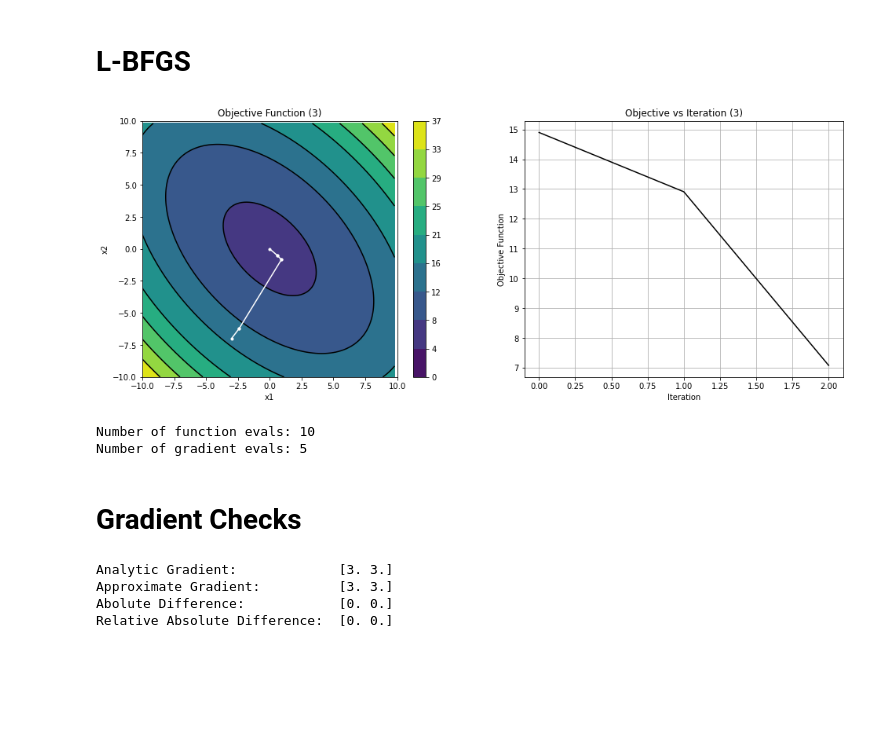
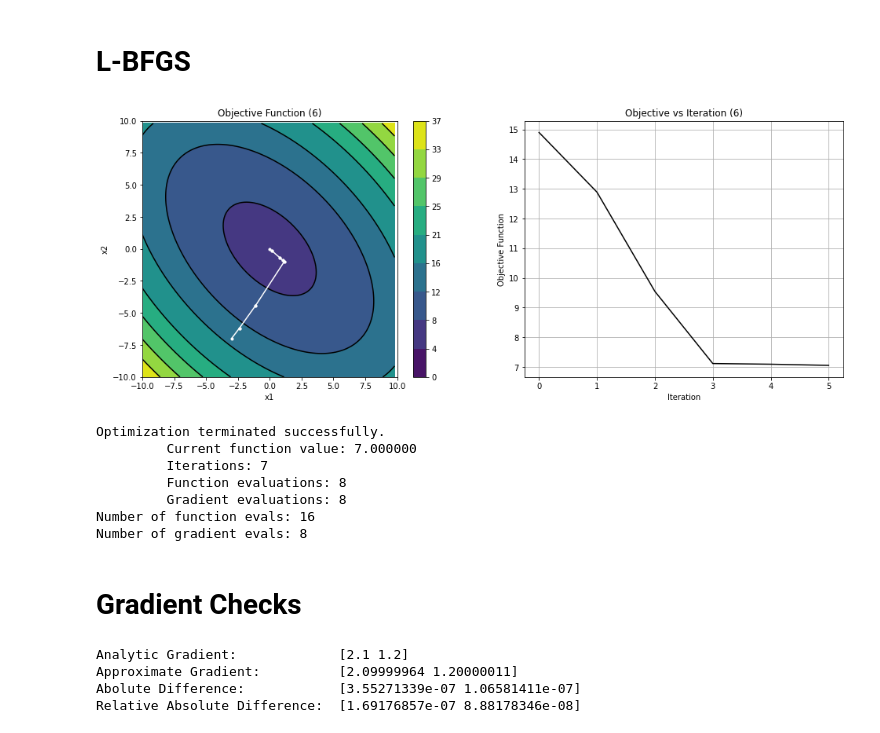
Before and after one commit to reml-lab/MLDemos, a Jupyter notebook: Numerical_Optimization.ipynb, the cells around one changed output. Cells and saved outputs as stored; diff of their text form; code cells hidden in the pictures; blank space fills up the shorter version.

Commit message:
Changed LBFGS to use fmin instead of minimize

```diff
--- a/Numerical_Optimization.ipynb
+++ b/Numerical_Optimization.ipynb
@@ -207,35 +206,41 @@ Number of gradient evals: 6
 # L-BFGS
 # %%
 %matplotlib inline
-from scipy.optimize import minimize
+from scipy.optimize import minimize, fmin_bfgs
 
 q.reset_counts()
 x = np.zeros((100, 2))
 f = np.zeros((100,))
 x[0, :] = np.array([-3, -7])
 f[0] = q.f(x[0, :])
 maxIter = 100
 i = 0
 
 
 def visualize(xnew):
     global x
     global f
     global i
     x[i + 1, :] = xnew
     f[i + 1] = q.f(xnew)
     optimiziation_plot(x[:i + 2, :], f[:i + 2], i)
     i = i + 1
 
 
-minimize(q.f, x[0, :], jac=q.g, method="L-BFGS-B", callback=visualize)
+#minimize(q.f, x[0, :], jac=q.g, method="L-BFGS-B", callback=visualize)
+fmin_bfgs(q.f, x[0, :], fprime=q.g, callback=visualize, disp=True)
 
 print("Number of function evals: %d" % (q.fcount))
 print("Number of gradient evals: %d" % (q.gcount))
 # %% [output]
-[figure, old version]
+[figure, new version]
-Number of function evals: 10
-Number of gradient evals: 5
+Optimization terminated successfully.
+         Current function value: 7.000000
+         Iterations: 7
+         Function evaluations: 8
+         Gradient evaluations: 8
+Number of function evals: 16
+Number of gradient evals: 8
 # %% [markdown]
 # Gradient  Checks
 # %%
@@ -244,7 +249,7 @@ from scipy.optimize import approx_fprime
 f = lambda x: q.f(x)
 g = lambda x: q.g(x)
 
-x = np.array((10, 10))
+x = np.array((10, 1))
 g_analytic = g(x)
 g_approx = approx_fprime(x, f, 1e-8)
 
@@ -253,7 +258,7 @@ print("Approximate Gradient:         ", g_approx)
 print("Abolute Difference:           ", np.abs(g_analytic - g_approx))
 print("Relative Absolute Difference: ", np.abs(g_analytic - g_approx) / np.abs(g_approx + 1e-300))
 # %% [output]
-Analytic Gradient:             [3. 3.]
-Approximate Gradient:          [3. 3.]
-Abolute Difference:            [0. 0.]
-Relative Absolute Difference:  [0. 0.]
+Analytic Gradient:             [2.1 1.2]
+Approximate Gradient:          [2.09999964 1.20000011]
+Abolute Difference:            [3.55271339e-07 1.06581411e-07]
+Relative Absolute Difference:  [1.69176857e-07 8.88178346e-08]
```
Also changed, not shown: parts of 3 cells of this notebook.
